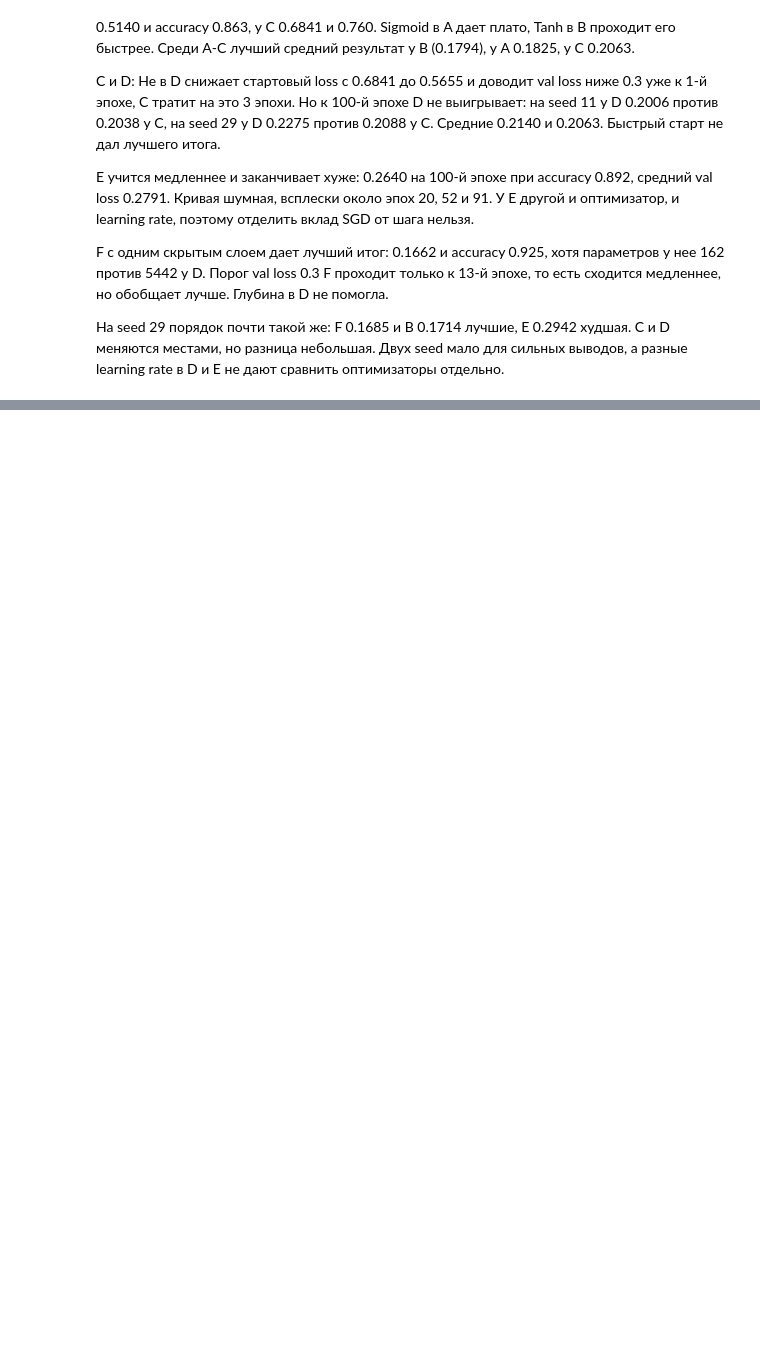
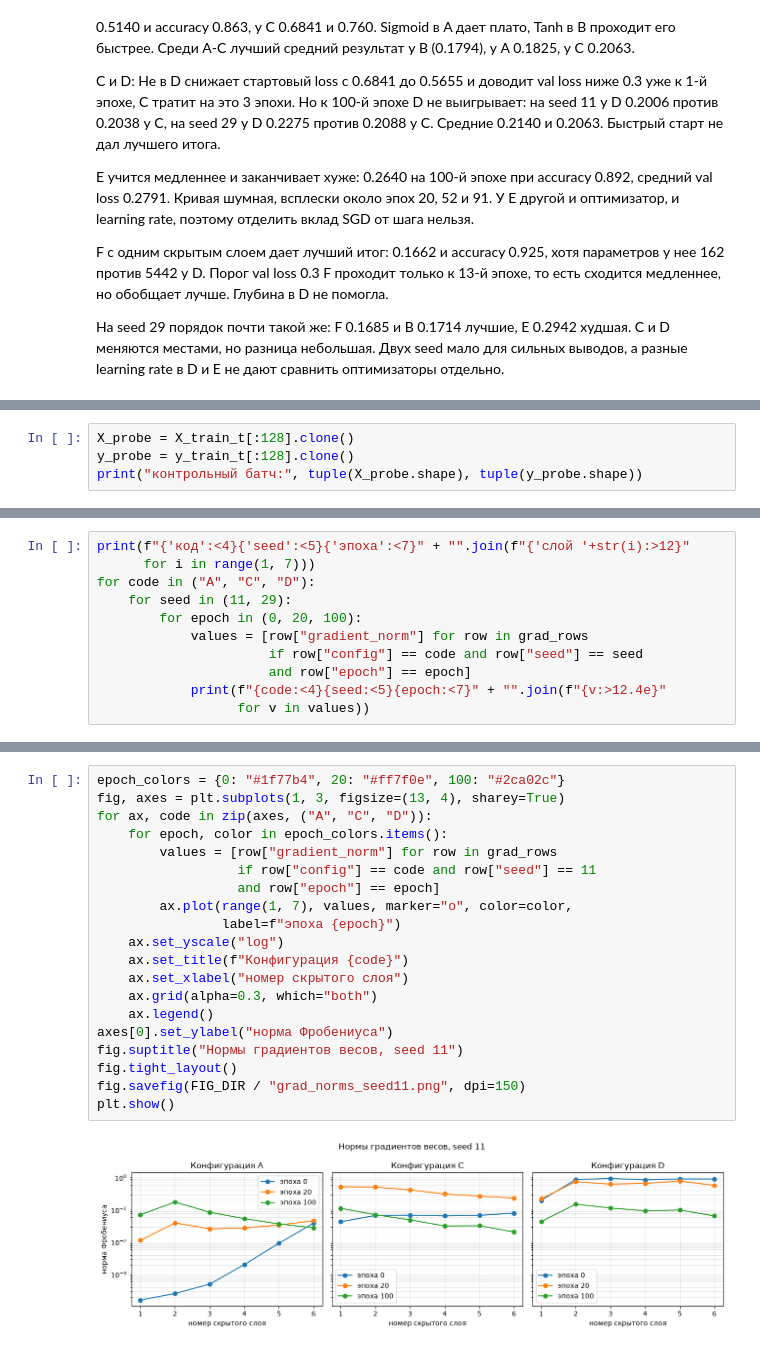
Before and after one commit to camtimhamilton/dlnn_lab1, a Jupyter notebook: notebook.ipynb, the cells around one changed output, grey strips where cells are left out. Saved outputs shown, nothing was run; the diff lists cells and outputs as text; blank space fills up the shorter version.

Commit message:
feat: add gradient diagnostics

```diff
--- a/notebook.ipynb
+++ b/notebook.ipynb
@@ -554,0 +562,4 @@ E 0.2942 худшая. C и D меняются местами, но разниц
+# %%
+X_probe = X_train_t[:128].clone()
+y_probe = y_train_t[:128].clone()
+print("контрольный батч:", tuple(X_probe.shape), tuple(y_probe.shape))
@@ -554,0 +617,11 @@ E 0.2942 худшая. C и D меняются местами, но разниц
+# %%
+print(f"{'код':<4}{'seed':<5}{'эпоха':<7}" + "".join(f"{'слой '+str(i):>12}"
+      for i in range(1, 7)))
+for code in ("A", "C", "D"):
+    for seed in (11, 29):
+        for epoch in (0, 20, 100):
+            values = [row["gradient_norm"] for row in grad_rows
+                      if row["config"] == code and row["seed"] == seed
+                      and row["epoch"] == epoch]
+            print(f"{code:<4}{seed:<5}{epoch:<7}" + "".join(f"{v:>12.4e}"
+                  for v in values))
@@ -554,0 +648,22 @@ E 0.2942 худшая. C и D меняются местами, но разниц
+# %%
+epoch_colors = {0: "#1f77b4", 20: "#ff7f0e", 100: "#2ca02c"}
+fig, axes = plt.subplots(1, 3, figsize=(13, 4), sharey=True)
+for ax, code in zip(axes, ("A", "C", "D")):
+    for epoch, color in epoch_colors.items():
+        values = [row["gradient_norm"] for row in grad_rows
+                  if row["config"] == code and row["seed"] == 11
+                  and row["epoch"] == epoch]
+        ax.plot(range(1, 7), values, marker="o", color=color,
+                label=f"эпоха {epoch}")
+    ax.set_yscale("log")
+    ax.set_title(f"Конфигурация {code}")
+    ax.set_xlabel("номер скрытого слоя")
+    ax.grid(alpha=0.3, which="both")
+    ax.legend()
+axes[0].set_ylabel("норма Фробениуса")
+fig.suptitle("Нормы градиентов весов, seed 11")
+fig.tight_layout()
+fig.savefig(FIG_DIR / "grad_norms_seed11.png", dpi=150)
+plt.show()
+# %% [output]
+[figure, added]
```
Also changed, not shown: parts of 8 cells of this notebook, 3 other files.
